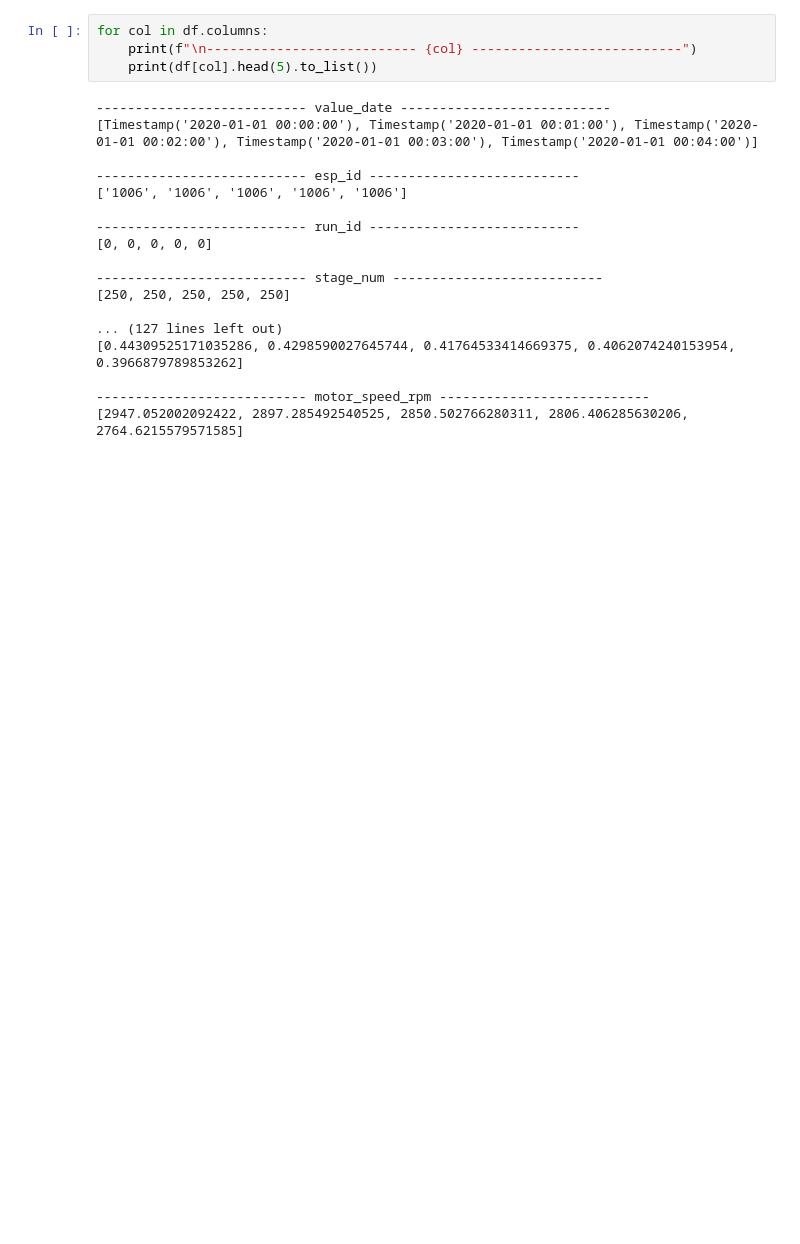
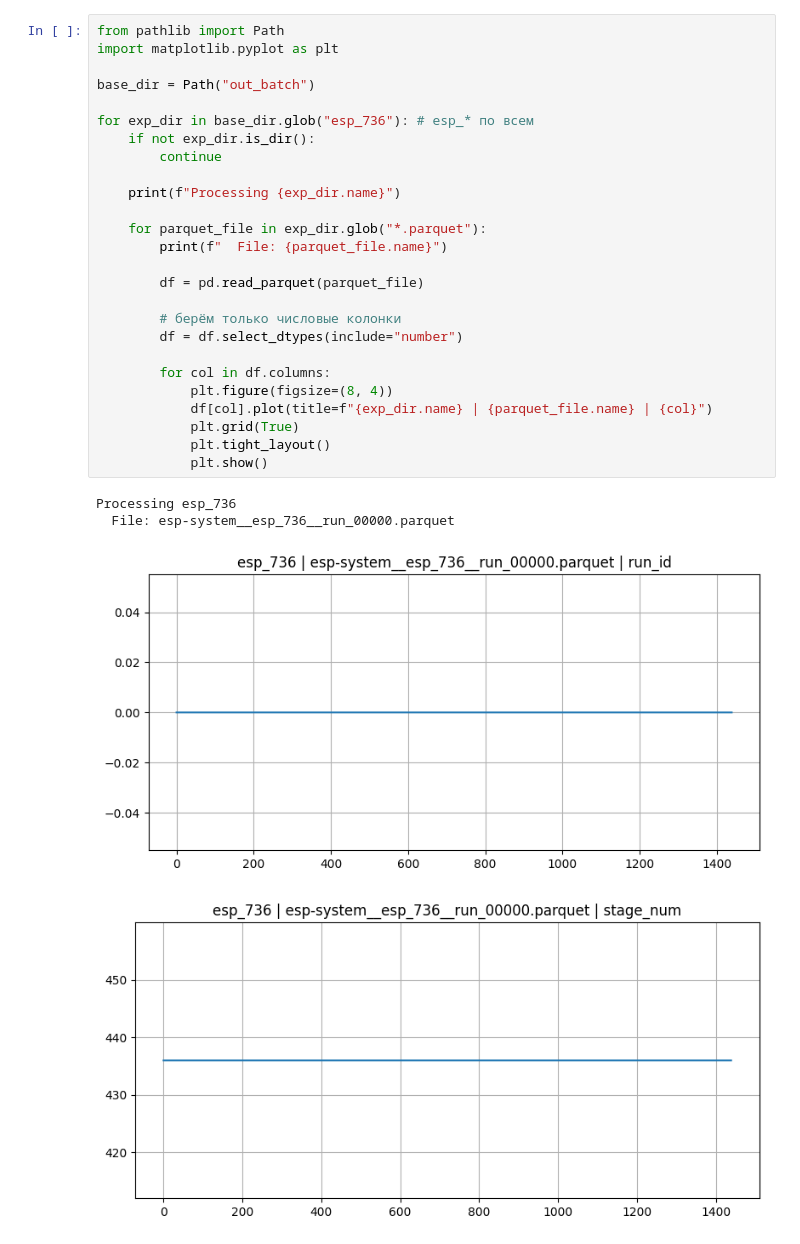
Before and after one commit to avysik/esp-shutdown-predict, a Jupyter notebook: analyzer.ipynb, the cells around one changed output. Saved outputs shown, nothing was run; the diff lists cells and outputs as text; blank space fills up the shorter version.

```diff
--- a/analyzer.ipynb
+++ b/analyzer.ipynb
@@ -84,23 +84,32 @@ describe:
 8 rows × 47 columns
 # %%
-for col in df.columns:
-    print(f"\n--------------------------- {col} ---------------------------")
-    print(df[col].head(5).to_list())
+from pathlib import Path
+import matplotlib.pyplot as plt
+
+base_dir = Path("out_batch")
+
+for exp_dir in base_dir.glob("esp_736"): # esp_* по всем
+    if not exp_dir.is_dir():
+        continue
+
+    print(f"Processing {exp_dir.name}")
+
+    for parquet_file in exp_dir.glob("*.parquet"):
+        print(f"  File: {parquet_file.name}")
+
+        df = pd.read_parquet(parquet_file)
+
+        # берём только числовые колонки
+        df = df.select_dtypes(include="number")
+
+        for col in df.columns:
+            plt.figure(figsize=(8, 4))
+            df[col].plot(title=f"{exp_dir.name} | {parquet_file.name} | {col}")
+            plt.grid(True)
+            plt.tight_layout()
+            plt.show()
 # %% [output]
---------------------------- value_date ---------------------------
-[Timestamp('2020-01-01 00:00:00'), Timestamp('2020-01-01 00:01:00'), Timestamp('2020-01-01 00:02:00'), Timestamp('2020-01-01 00:03:00'), Timestamp('2020-01-01 00:04:00')]
-
---------------------------- esp_id ---------------------------
-['1006', '1006', '1006', '1006', '1006']
-
---------------------------- run_id ---------------------------
-[0, 0, 0, 0, 0]
-
---------------------------- stage_num ---------------------------
-[250, 250, 250, 250, 250]
-
-... (127 lines left out)
-[0.44309525171035286, 0.4298590027645744, 0.41764533414669375, 0.4062074240153954, 0.3966879789853262]
-
---------------------------- motor_speed_rpm ---------------------------
-[2947.052002092422, 2897.285492540525, 2850.502766280311, 2806.406285630206, 2764.6215579571585]
+Processing esp_736
+  File: esp-system__esp_736__run_00000.parquet
+[figure, added]
+[figure, added]
```
Also changed, not shown: parts of 3 cells of this notebook.
